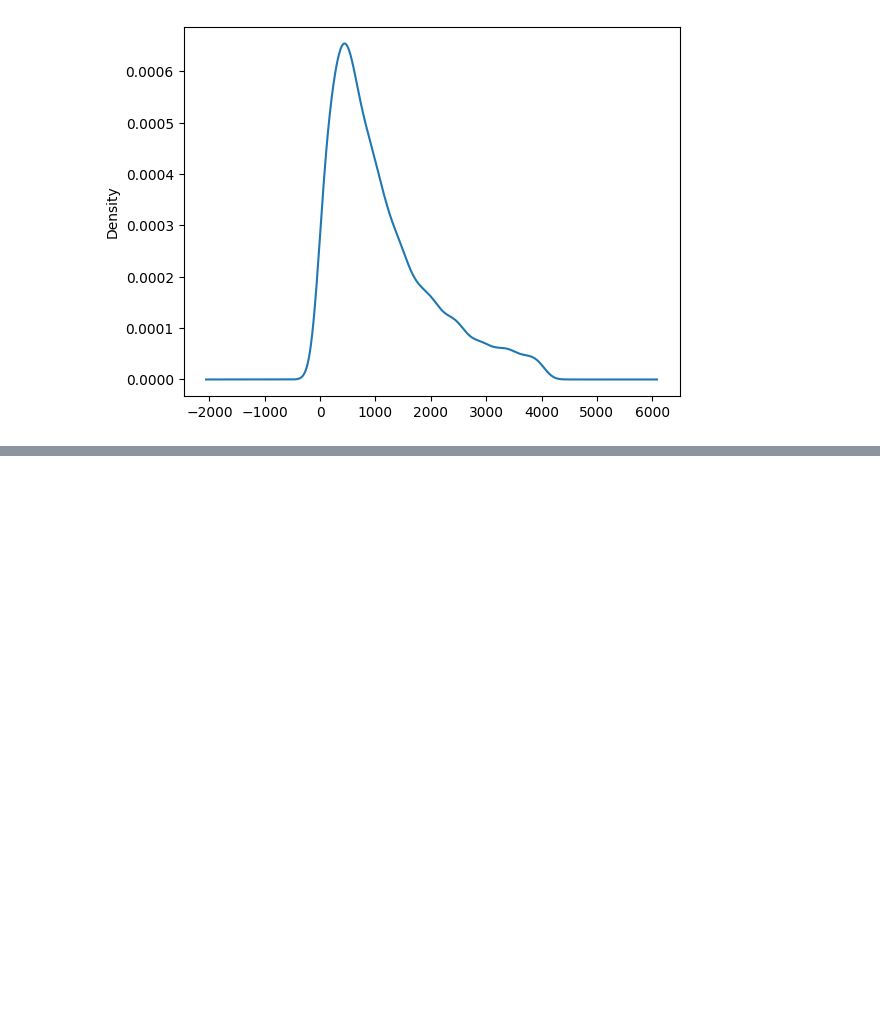
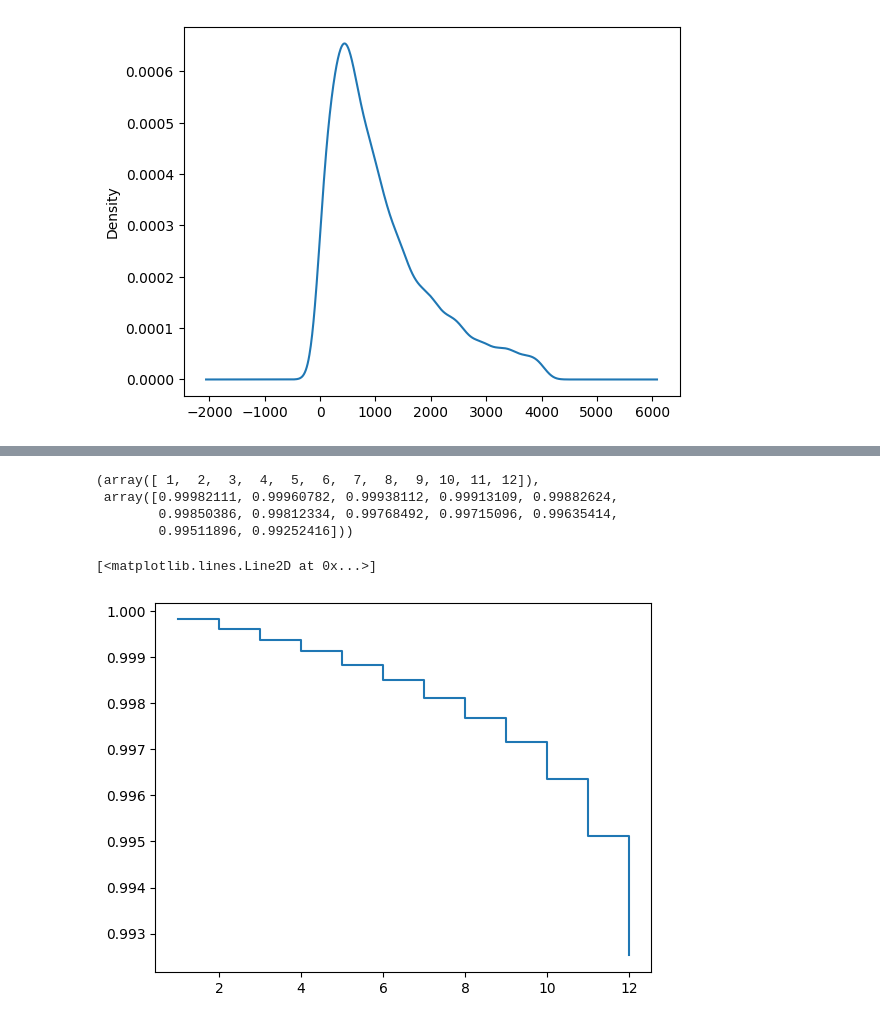
Before and after one commit to yaswant2403/datathon2023, a Jupyter notebook: basic_analysis.ipynb, the cells around one changed output, grey strips where cells are left out. Drawn from its saved outputs; the diff is of its cells as text; code cells hidden in the pictures; blank space fills up the shorter version.

```diff
--- a/basic_analysis.ipynb
+++ b/basic_analysis.ipynb
@@ -109,0 +215,19 @@ valid["principal_amt_chrg_off"].plot.density()
+# %%
+scores = [(581,600),(721,740),(761,850),(661,680),(601,620), (701,720), (621,640), (561,580), (641,660), (741,760), (681,700),(560,300)]
+medians = [(tup[0] + tup[1])/2 for tup in scores]
+ranges = { }
+for mid in medians:
+    fico_range = scores[medians.index(mid)]
+    if (fico_range[0] == 560):
+        ranges['<= 560'] = mid
+    elif (fico_range[0] == 761):
+        ranges['761+'] = mid
+    else:
+        key = str(fico_range[0]) + '-' + str(fico_range[1])
+        ranges[key] = mid
+ranges['Exception'] = 0
+ranges['Missing'] = 0
+df2 = df.replace({"bank_fico_buckets_20": ranges})
+# %%
+df2 = df2[df2["bank_fico_buckets_20"] != 0]
+df2["bank_fico_buckets_20"].unique()
@@ -109,0 +237,4 @@ valid["principal_amt_chrg_off"].plot.density()
+# %%
+df_2019 = df2[df2["mth_code"] > 201900]
+df_2019["mth_adj"] = df2["mth_code"] - 201900
+df_2019
@@ -109,0 +260,13 @@ valid["principal_amt_chrg_off"].plot.density()
+# %%
+time, survival_prob = kaplan_meier_estimator(df_2019["charge_off"].astype(bool), df_2019["mth_adj"])
+time, survival_prob
+# %% [output]
+(array([ 1,  2,  3,  4,  5,  6,  7,  8,  9, 10, 11, 12]),
+ array([0.99982111, 0.99960782, 0.99938112, 0.99913109, 0.99882624,
+        0.99850386, 0.99812334, 0.99768492, 0.99715096, 0.99635414,
+        0.99511896, 0.99252416]))
+# %%
+plt.step(time, survival_prob, where="post")
+# %% [output]
+[<matplotlib.lines.Line2D at 0x...>]
+[figure, added]
```
Also changed, not shown: parts of 14 cells of this notebook.
